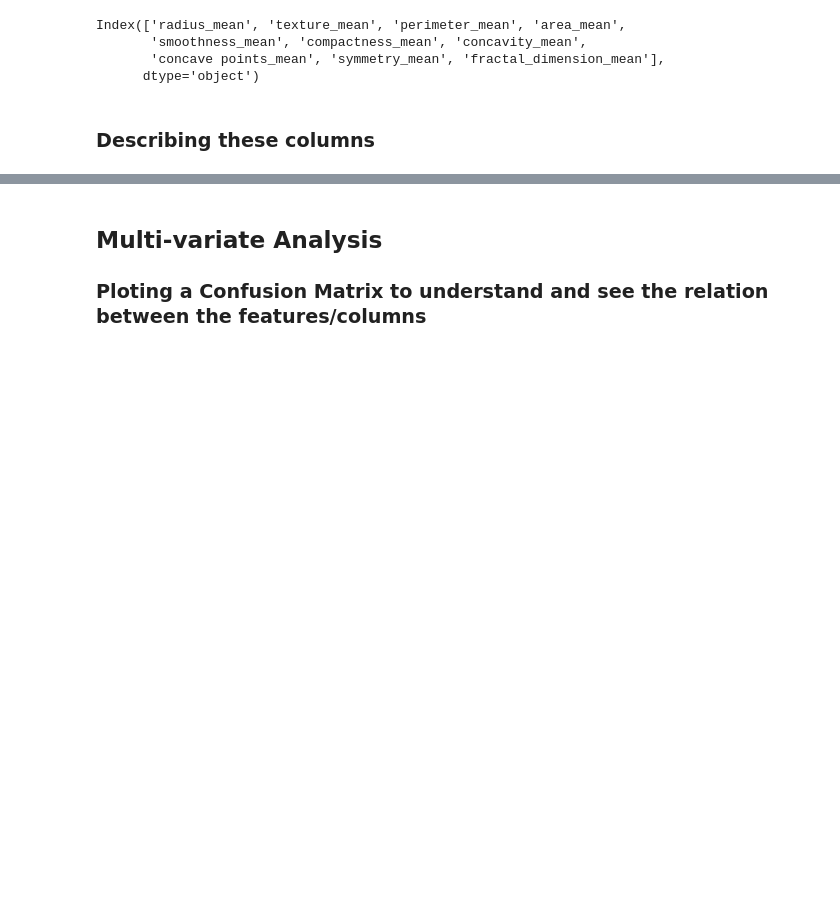
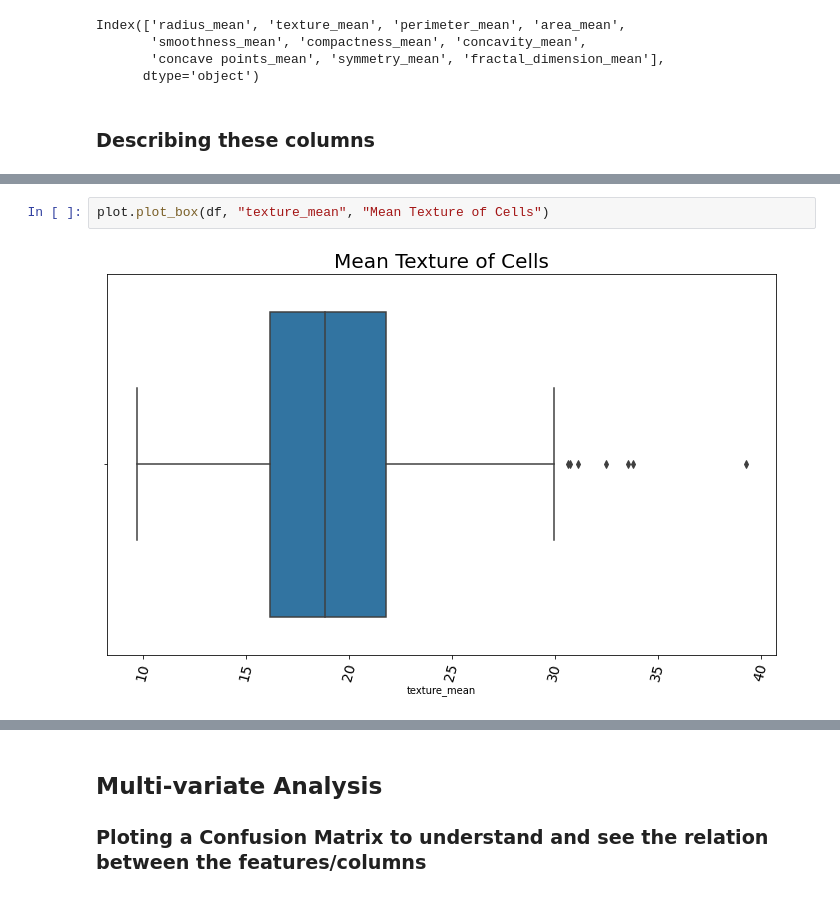
Before and after one commit to Caphace-Ethan/Breast-Cancer-Diagnosis, a Jupyter notebook: notebooks/EDA_notebook.ipynb, the cells around one changed output, grey strips where cells are left out. Cells and saved outputs as stored; diff of their text form; blank space fills up the shorter version.

```diff
--- a/notebooks/EDA_notebook.ipynb
+++ b/notebooks/EDA_notebook.ipynb
@@ -171,0 +179,4 @@ worst_columns.describe().T
+# %%
+plot.plot_box(df, "texture_mean", "Mean Texture of Cells")
+# %% [output]
+[figure, added]
```
Also changed, not shown: parts of 16 cells of this notebook.
